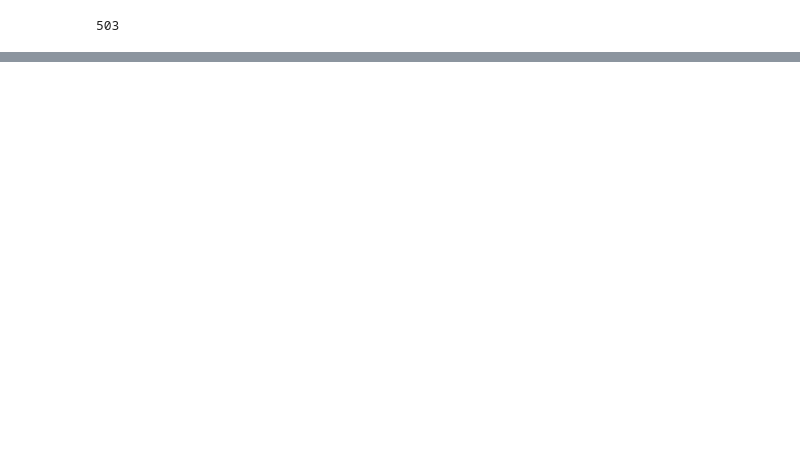
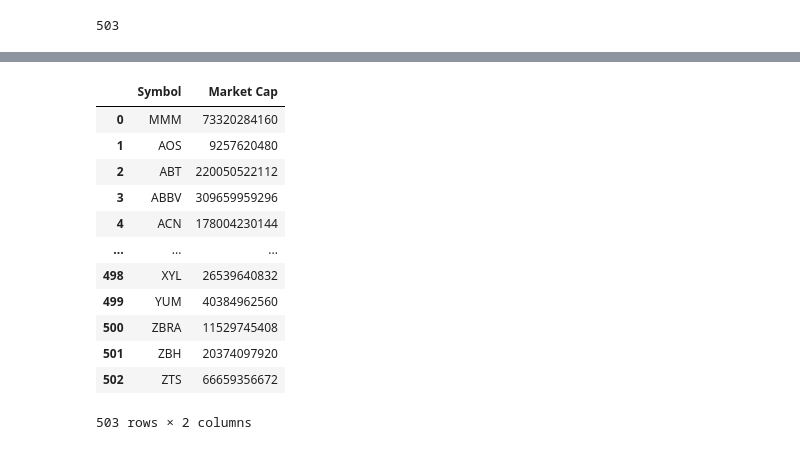
Before and after one commit to Trungenial/S-P-500, a Jupyter notebook: index.ipynb, the cells around one changed output, grey strips where cells are left out. Saved outputs shown, nothing was run; the diff lists cells and outputs as text; code cells hidden in the pictures; blank space fills up the shorter version.

```diff
--- a/index.ipynb
+++ b/index.ipynb
@@ -154,3 +154,32 @@ snp_prices
 # %%
 # Xuất dữ liệu ra tệp CSV
 snp_prices.to_csv('snp_prices.csv', index=True)
+# %%
+# Lấy vốn hóa thị trường cho từng công ty
+market_caps = {}
+for ticker in tickers:
+    try:
+        stock = yf.Ticker(ticker)
+        market_cap = stock.info.get('marketCap', None)  # Lấy vốn hóa thị trường
+        market_caps[ticker] = market_cap
+    except Exception as e:
+        print(f"Không thể lấy dữ liệu cho {ticker}: {e}")
+# %%
+# Chuyển dữ liệu thành DataFrame
+market_caps_df = pd.DataFrame(list(market_caps.items()), columns=['Symbol', 'Market Cap'])
+# %%
+market_caps_df
+# %% [output]
+|  | Symbol | Market Cap |
+| 0 | MMM | 73320284160 |
+| 1 | AOS | 9257620480 |
+| 2 | ABT | 220050522112 |
+| 3 | ABBV | 309659959296 |
+| 4 | ACN | 178004230144 |
+| ... | ... | ... |
+| 498 | XYL | 26539640832 |
+| 499 | YUM | 40384962560 |
+| 500 | ZBRA | 11529745408 |
+| 501 | ZBH | 20374097920 |
+| 502 | ZTS | 66659356672 |
+503 rows × 2 columns
```
Also changed, not shown: parts of 4 cells of this notebook, 5 other files.
